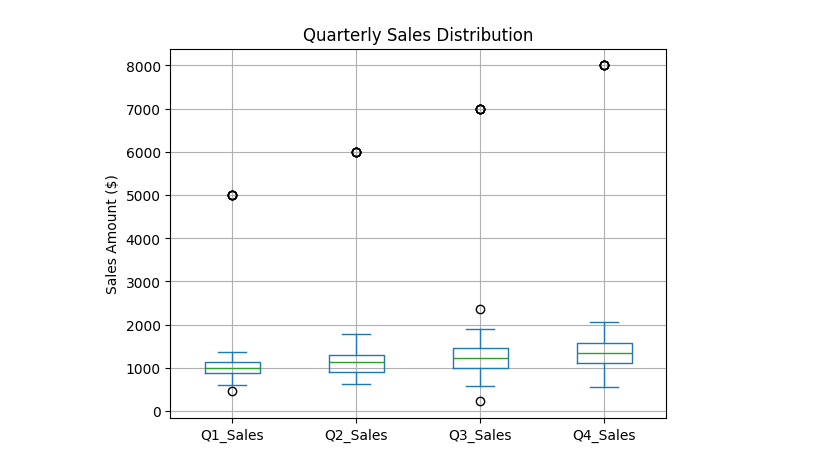
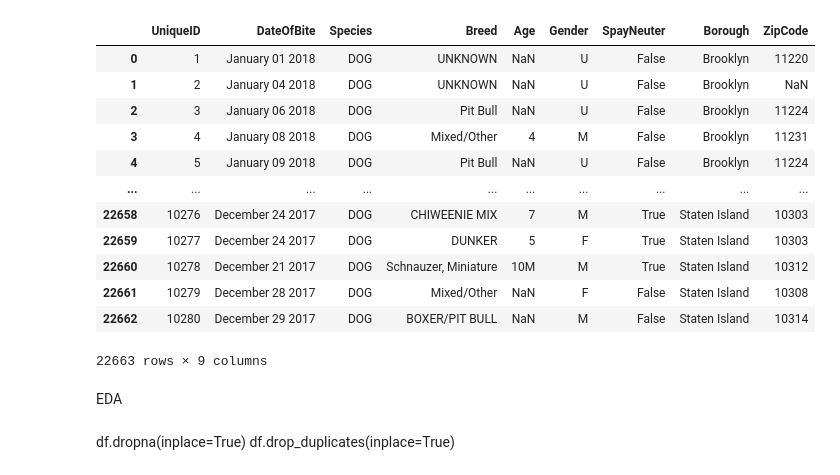
Before and after one commit to gpgaikwad576/DAIAugust2025, a Jupyter notebook: DA/Pankaj/DA_lab_exam.ipynb, the cells around one changed output. Saved outputs shown, nothing was run; the diff lists cells and outputs as text; code cells hidden in the pictures.

```diff
--- a/DA/Pankaj/DA_lab_exam.ipynb
+++ b/DA/Pankaj/DA_lab_exam.ipynb
@@ -5,23 +8,20 @@ import matplotlib.pyplot as plt
-# %%
-1# Create realistic sales data
-np.random.seed(42)
-sales_data = pd.DataFrame({
-    'Q1_Sales': np.random.normal(1000, 200, 100),
-    'Q2_Sales': np.random.normal(1100, 250, 100),
-    'Q3_Sales': np.random.normal(1200, 300, 100),
-    'Q4_Sales': np.random.normal(1300, 350, 100)
-})
-
-# Add some outliers
-sales_data.loc[95:99] = [5000, 6000, 7000, 8000]  # Outliers
-
-# Create boxplot
-sales_data.plot(
-    kind = 'box',
-    title="Quarterly Sales Distribution",
-    ylabel="Sales Amount ($)",
-    grid=True
-)
-plt.show()
-# %% [output]
-[figure, removed]
+# %%
+df = pd.read_csv(r"C:\Users\ACER\Downloads\archive\Dog_Bites_Data.csv")
+# %%
+df
+# %% [output]
+|  | UniqueID | DateOfBite | Species | Breed | Age | Gender | SpayNeuter | Borough | ZipCode |
+| 0 | 1 | January 01 2018 | DOG | UNKNOWN | NaN | U | False | Brooklyn | 11220 |
+| 1 | 2 | January 04 2018 | DOG | UNKNOWN | NaN | U | False | Brooklyn | NaN |
+| 2 | 3 | January 06 2018 | DOG | Pit Bull | NaN | U | False | Brooklyn | 11224 |
+| 3 | 4 | January 08 2018 | DOG | Mixed/Other | 4 | M | False | Brooklyn | 11231 |
+| 4 | 5 | January 09 2018 | DOG | Pit Bull | NaN | U | False | Brooklyn | 11224 |
+| ... | ... | ... | ... | ... | ... | ... | ... | ... | ... |
+| 22658 | 10276 | December 24 2017 | DOG | CHIWEENIE MIX | 7 | M | True | Staten Island | 10303 |
+| 22659 | 10277 | December 24 2017 | DOG | DUNKER | 5 | F | True | Staten Island | 10303 |
+| 22660 | 10278 | December 21 2017 | DOG | Schnauzer, Miniature | 10M | M | True | Staten Island | 10312 |
+| 22661 | 10279 | December 28 2017 | DOG | Mixed/Other | NaN | F | False | Staten Island | 10308 |
+| 22662 | 10280 | December 29 2017 | DOG | BOXER/PIT BULL | NaN | M | False | Staten Island | 10314 |
+22663 rows × 9 columns
+# %% [markdown]
+EDA
@@ -27,0 +67,3 @@ plt.show()
+# %% [markdown]
+df.dropna(inplace=True)
+df.drop_duplicates(inplace=True)
```
Also changed, not shown: parts of 22 cells of this notebook.
